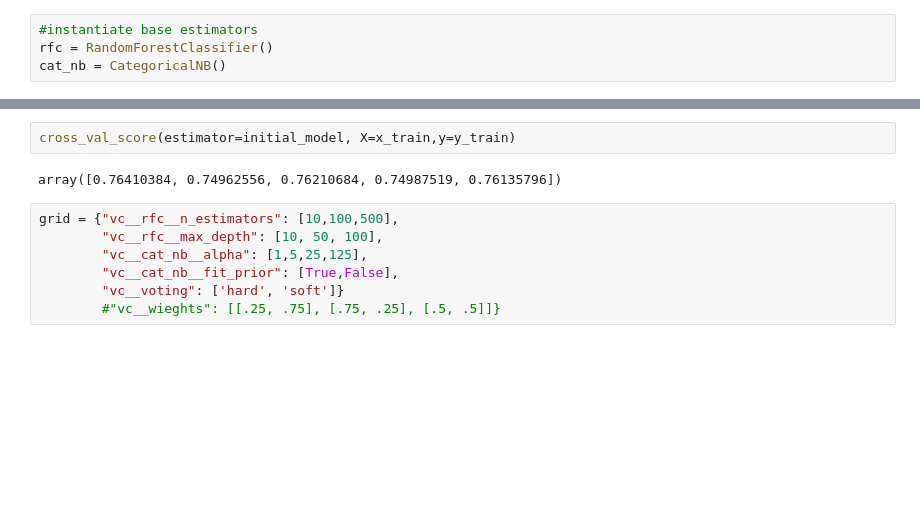
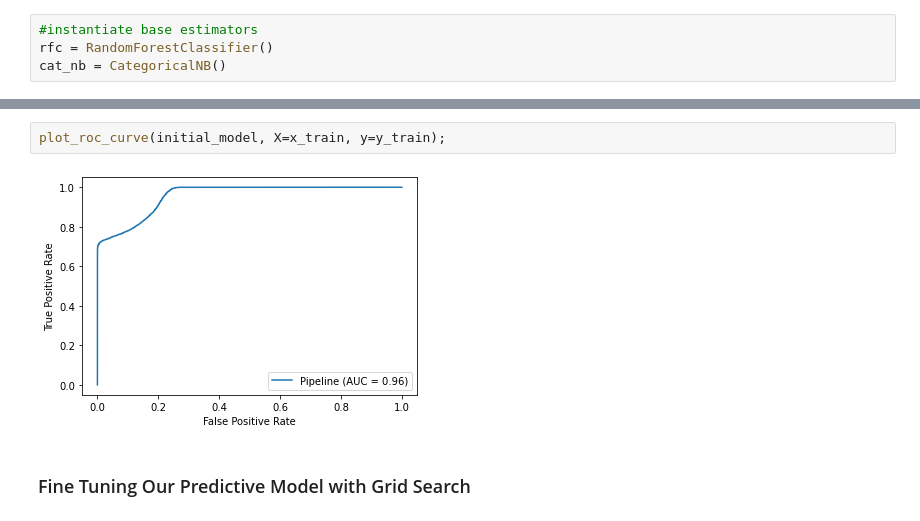
Before and after one commit to ek775/FIS_Phase_3_Project, a Jupyter notebook: modeling_notebook.ipynb, the cells around one changed output, grey strips where cells are left out. Saved outputs shown, nothing was run; the diff lists cells and outputs as text; blank space fills up the shorter version.

```diff
--- a/modeling_notebook.ipynb
+++ b/modeling_notebook.ipynb
@@ -227,11 +230,6 @@ Pipeline(steps=[('col_tr',
 # %%
-cross_val_score(estimator=initial_model, X=x_train,y=y_train)
+plot_roc_curve(initial_model, X=x_train, y=y_train);
 # %% [output]
-array([0.76410384, 0.74962556, 0.76210684, 0.74987519, 0.76135796])
+[figure, added]
-# %%
-grid = {"vc__rfc__n_estimators": [10,100,500],
-        "vc__rfc__max_depth": [10, 50, 100],
-        "vc__cat_nb__alpha": [1,5,25,125],
-        "vc__cat_nb__fit_prior": [True,False],
-        "vc__voting": ['hard', 'soft']}
-        #"vc__wieghts": [[.25, .75], [.75, .25], [.5, .5]]}
+# %% [markdown]
+### Fine Tuning Our Predictive Model with Grid Search
```
Also changed, not shown: parts of 36 cells of this notebook.
